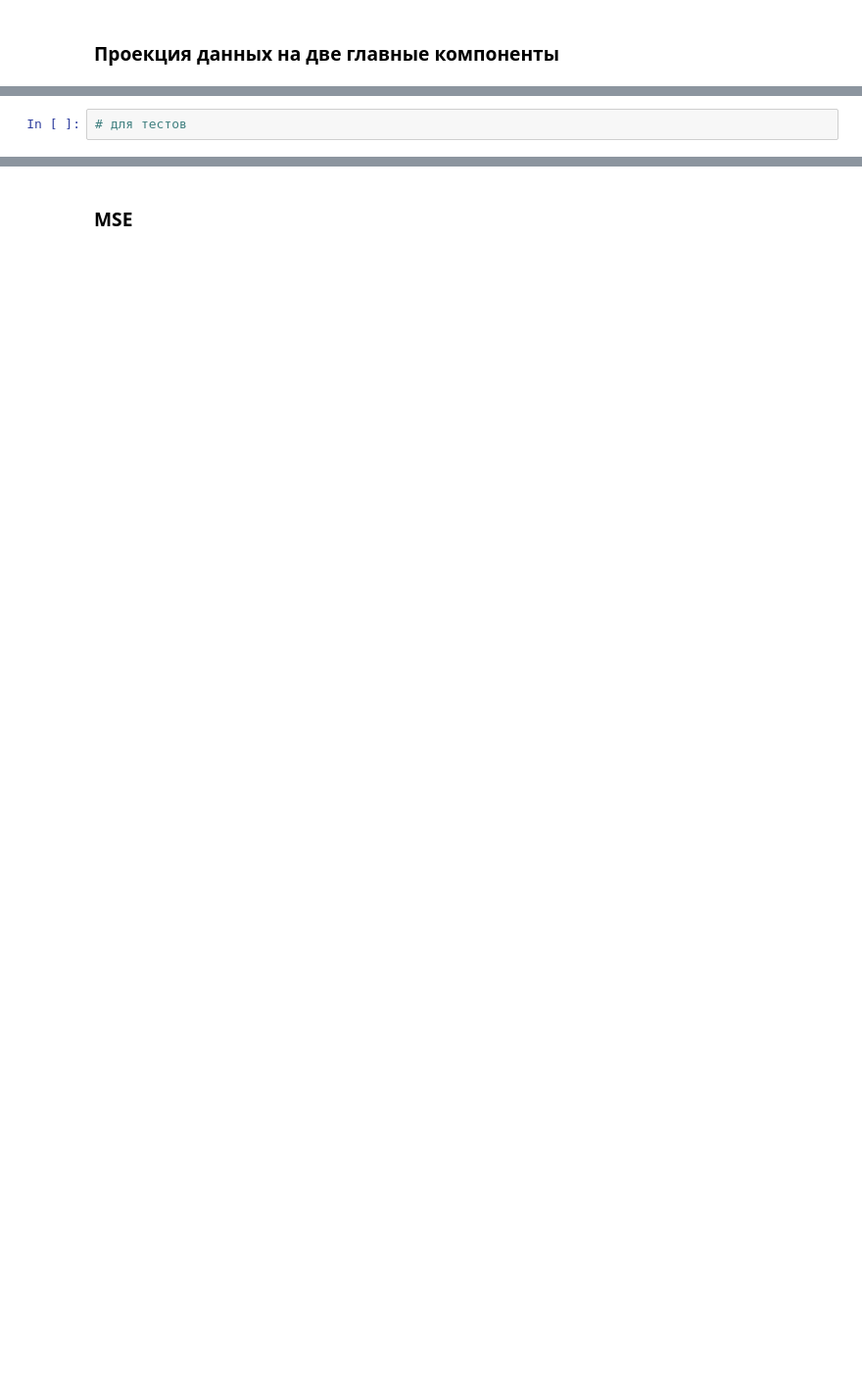
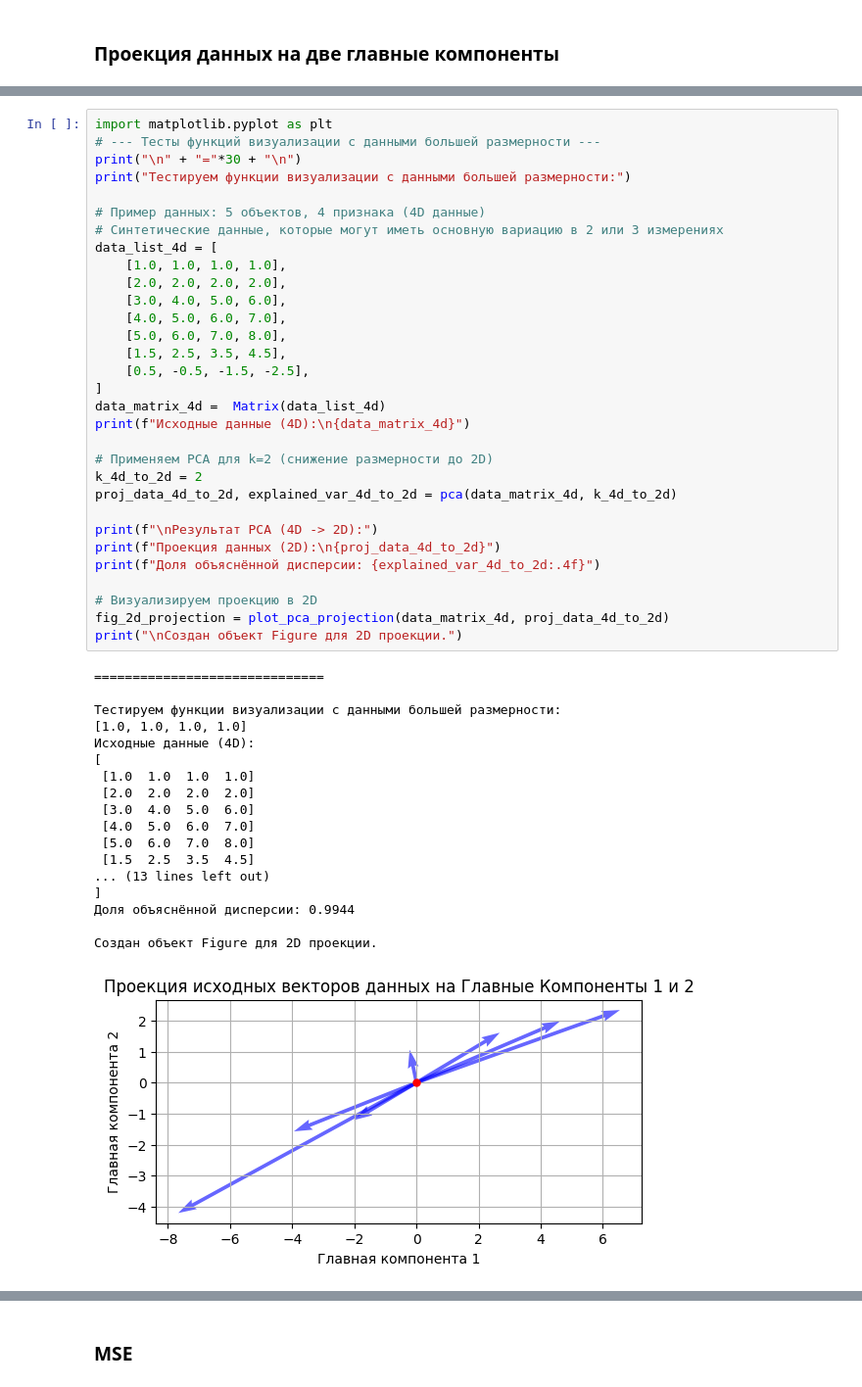
Before and after one commit to Trias-byte/linal_lab_2, a Jupyter notebook: lab.ipynb, the cells around one changed output, grey strips where cells are left out. Shown at 98% size. Saved outputs shown, nothing was run; the diff lists cells and outputs as text; blank space fills up the shorter version.

```diff
--- a/lab.ipynb
+++ b/lab.ipynb
@@ -599,2 +812,50 @@ NameError: name 'Figure' is not defined
 # %%
-# для тестов
+import matplotlib.pyplot as plt
+# --- Тесты функций визуализации с данными большей размерности ---
+print("\n" + "="*30 + "\n")
+print("Тестируем функции визуализации с данными большей размерности:")
+
+# Пример данных: 5 объектов, 4 признака (4D данные)
+# Синтетические данные, которые могут иметь основную вариацию в 2 или 3 измерениях
+data_list_4d = [
+    [1.0, 1.0, 1.0, 1.0],
+    [2.0, 2.0, 2.0, 2.0],
+    [3.0, 4.0, 5.0, 6.0],
+    [4.0, 5.0, 6.0, 7.0],
+    [5.0, 6.0, 7.0, 8.0],
+    [1.5, 2.5, 3.5, 4.5],
+    [0.5, -0.5, -1.5, -2.5],
+]
+data_matrix_4d =  Matrix(data_list_4d)
+print(f"Исходные данные (4D):\n{data_matrix_4d}")
+
+# Применяем PCA для k=2 (снижение размерности до 2D)
+k_4d_to_2d = 2
+proj_data_4d_to_2d, explained_var_4d_to_2d = pca(data_matrix_4d, k_4d_to_2d)
+
+print(f"\nРезультат PCA (4D -> 2D):")
+print(f"Проекция данных (2D):\n{proj_data_4d_to_2d}")
+print(f"Доля объяснённой дисперсии: {explained_var_4d_to_2d:.4f}")
+
+# Визуализируем проекцию в 2D
+fig_2d_projection = plot_pca_projection(data_matrix_4d, proj_data_4d_to_2d)
+print("\nСоздан объект Figure для 2D проекции.")
+# %% [output]
+==============================
+
+Тестируем функции визуализации с данными большей размерности:
+[1.0, 1.0, 1.0, 1.0]
+Исходные данные (4D):
+[
+ [1.0  1.0  1.0  1.0]
+ [2.0  2.0  2.0  2.0]
+ [3.0  4.0  5.0  6.0]
+ [4.0  5.0  6.0  7.0]
+ [5.0  6.0  7.0  8.0]
+ [1.5  2.5  3.5  4.5]
+... (13 lines left out)
+]
+Доля объяснённой дисперсии: 0.9944
+
+Создан объект Figure для 2D проекции.
+[figure, added]
```
Also changed, not shown: parts of 11 cells of this notebook.
